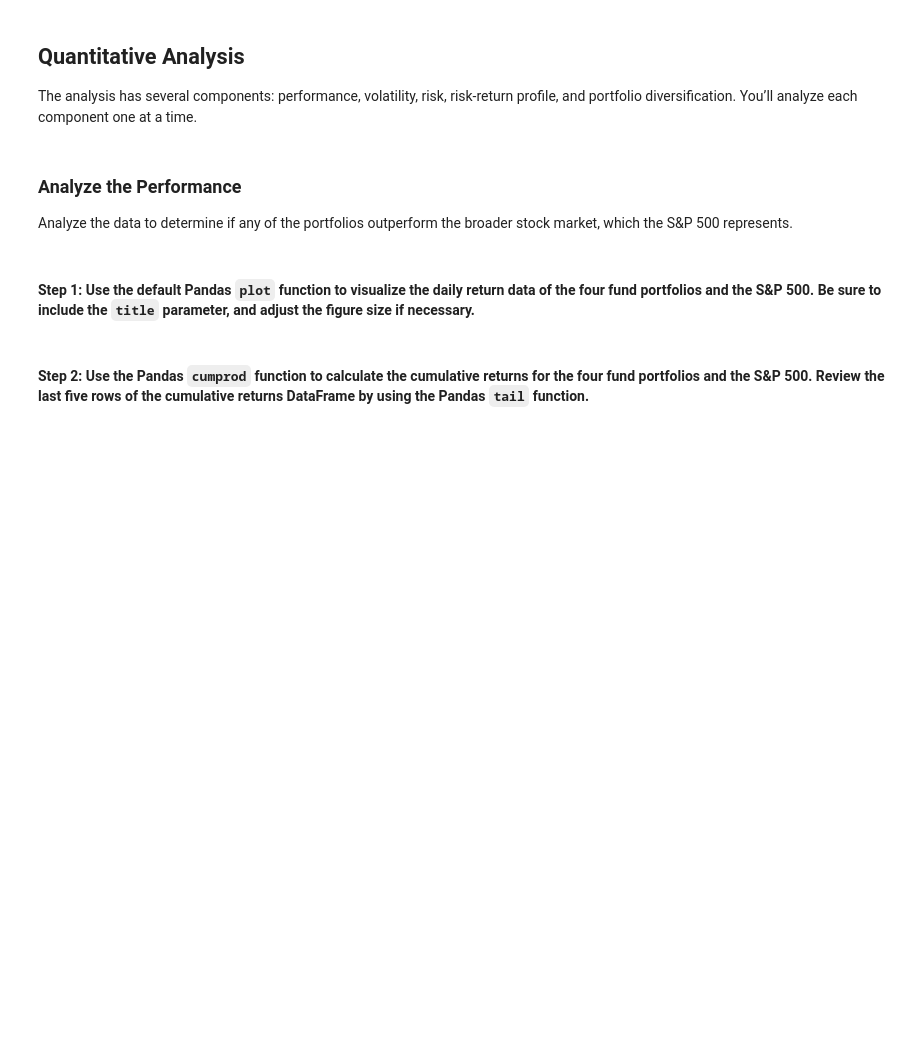
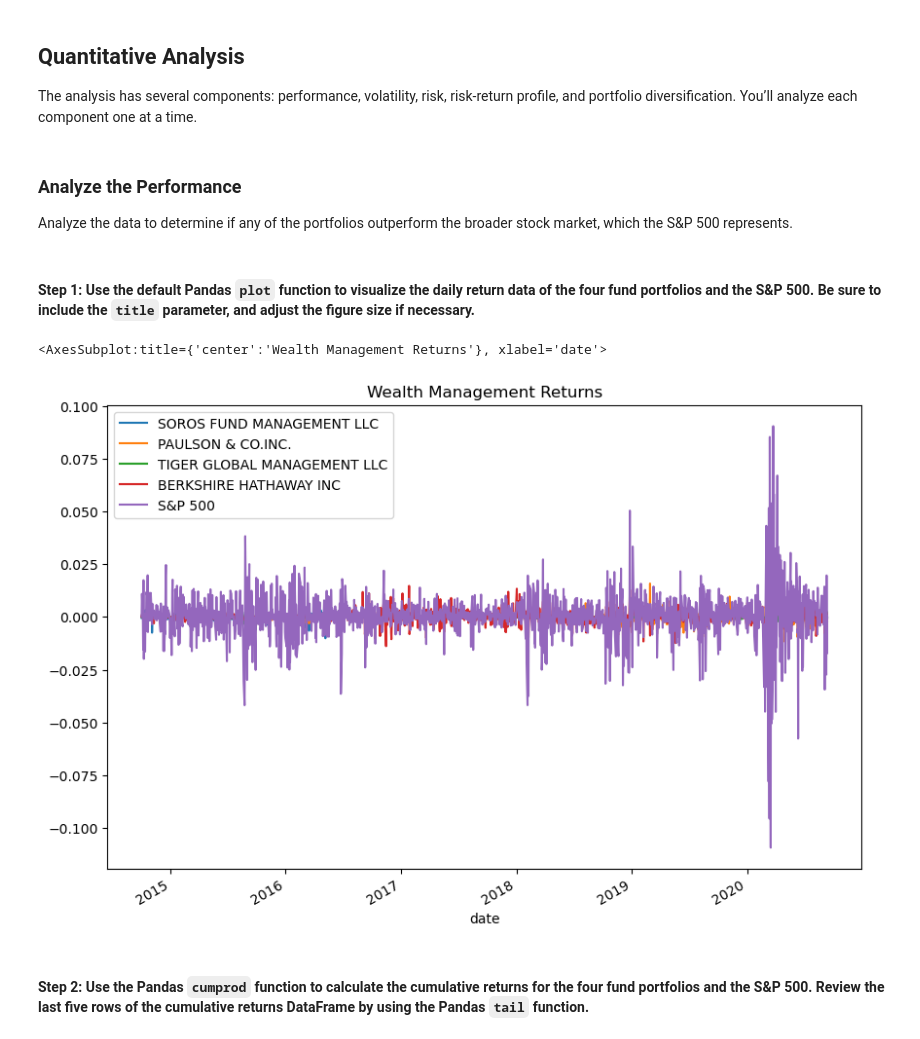
Before and after one commit to jeffreycrabill/challenge4, a Jupyter notebook: risk_return_analysis.ipynb, the cells around one changed output. Saved outputs shown, nothing was run; the diff lists cells and outputs as text; code cells hidden in the pictures; blank space fills up the shorter version.

```diff
--- a/risk_return_analysis.ipynb
+++ b/risk_return_analysis.ipynb
@@ -115,7 +115,7 @@ import seaborn as sns
 # Import the data by reading in the CSV file and setting the DatetimeIndex
 # Review the first 5 rows of the DataFrame
 whale_navs_df = pd.read_csv(
-    Path("../Resources/whale_navs.csv"),
+    Path("./Resources/whale_navs.csv"),
     index_col="date",
     parse_dates=True,
     infer_datetime_format=True
@@ -145,7 +161,10 @@ Analyze the data to determine if any of the portfolios outperform the broader st
 # %%
 # Plot the daily return data of the 4 funds and the S&P 500
 # Inclue a title parameter and adjust the figure size
-# YOUR CODE HERE
+daily_returns.plot(figsize=(10, 7), title="Wealth Management Returns")
+# %% [output]
+<AxesSubplot:title={'center':'Wealth Management Returns'}, xlabel='date'>
+[figure, added]
 # %% [markdown]
 #### Step 2: Use the Pandas `cumprod` function to calculate the cumulative returns for the four fund portfolios and the S&P 500. Review the last five rows of the cumulative returns DataFrame by using the Pandas `tail` function.
 # %%
```
Also changed, not shown: parts of 26 cells of this notebook.
